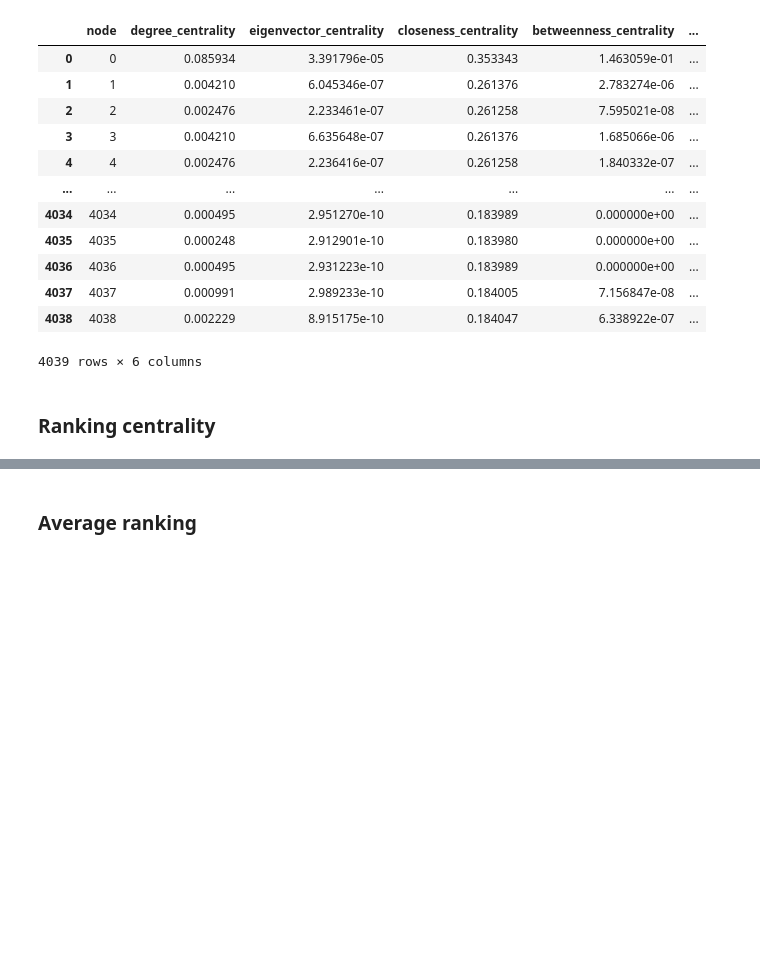
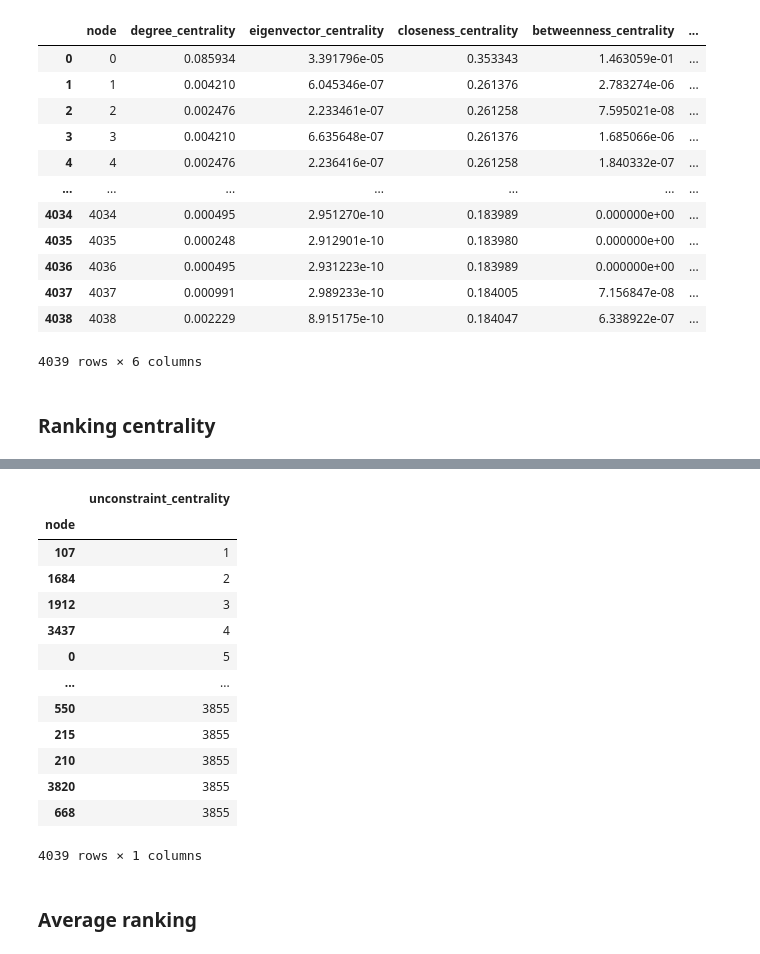
Before and after one commit to Dosann/Social-network-analysis, a Jupyter notebook: Untitled.ipynb, the cells around one changed output, grey strips where cells are left out. Drawn from its saved outputs; the diff is of its cells as text; code cells hidden in the pictures; blank space fills up the shorter version.

```diff
--- a/Untitled.ipynb
+++ b/Untitled.ipynb
@@ -245,0 +268,22 @@ centrality_ranks.sort_values('degree_centrality')
+# %%
+uncunconstraint_centrality_df_index = unconstraint_centrality_df.set_index('node')
+unconstraint_ranks = uncunconstraint_centrality_df_index.rank(ascending=True,
+                                                              numeric_only=True,
+                                                              method='dense').astype(int)
+
+unconstraint_ranks.sort_values('unconstraint_centrality')
+# %% [output]
+|  | unconstraint_centrality |
+| node |  |
+| 107 | 1 |
+| 1684 | 2 |
+| 1912 | 3 |
+| 3437 | 4 |
+| 0 | 5 |
+| ... | ... |
+| 550 | 3855 |
+| 215 | 3855 |
+| 210 | 3855 |
+| 3820 | 3855 |
+| 668 | 3855 |
+4039 rows × 1 columns
```
Also changed, not shown: parts of 15 cells of this notebook, 1 other file.
